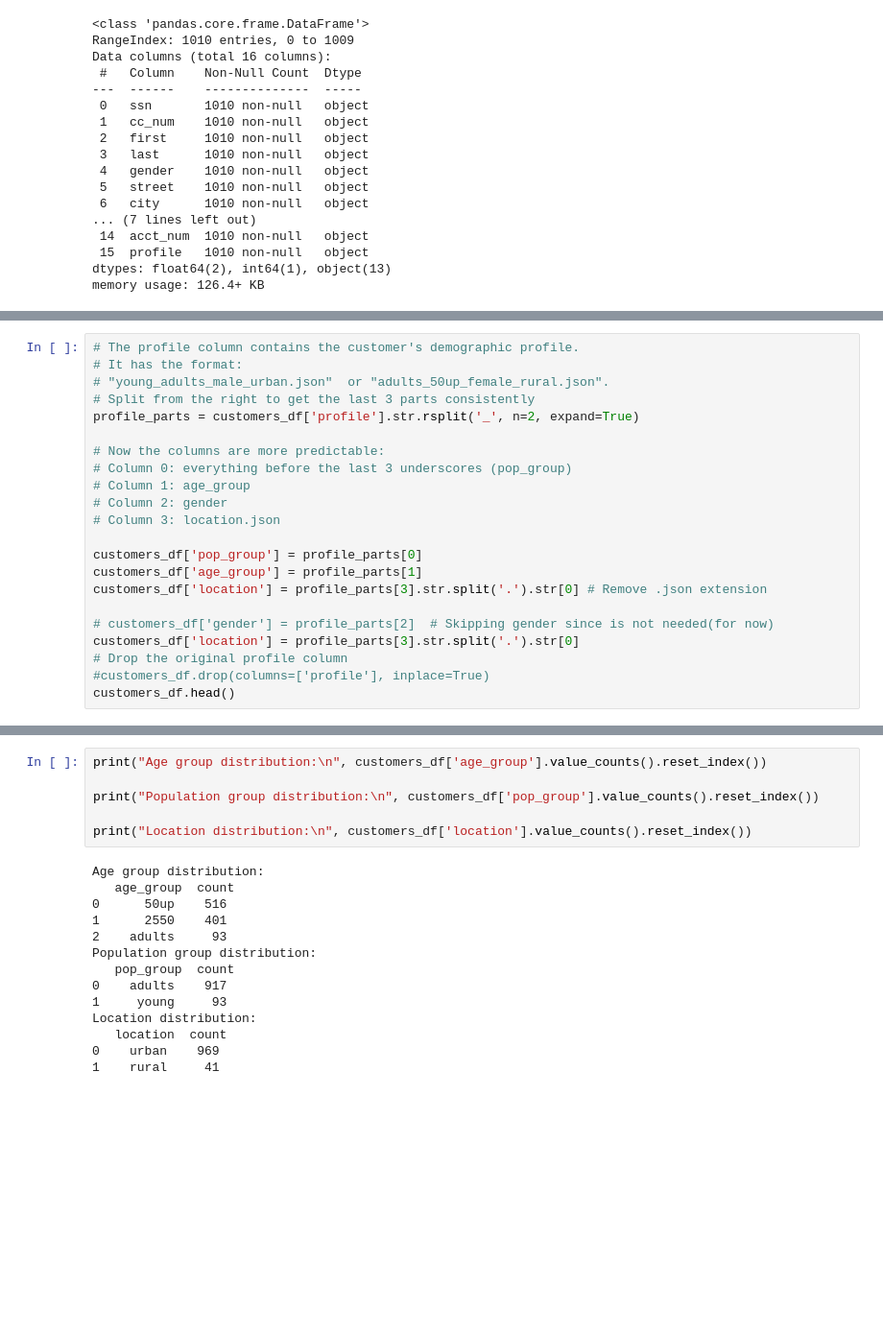
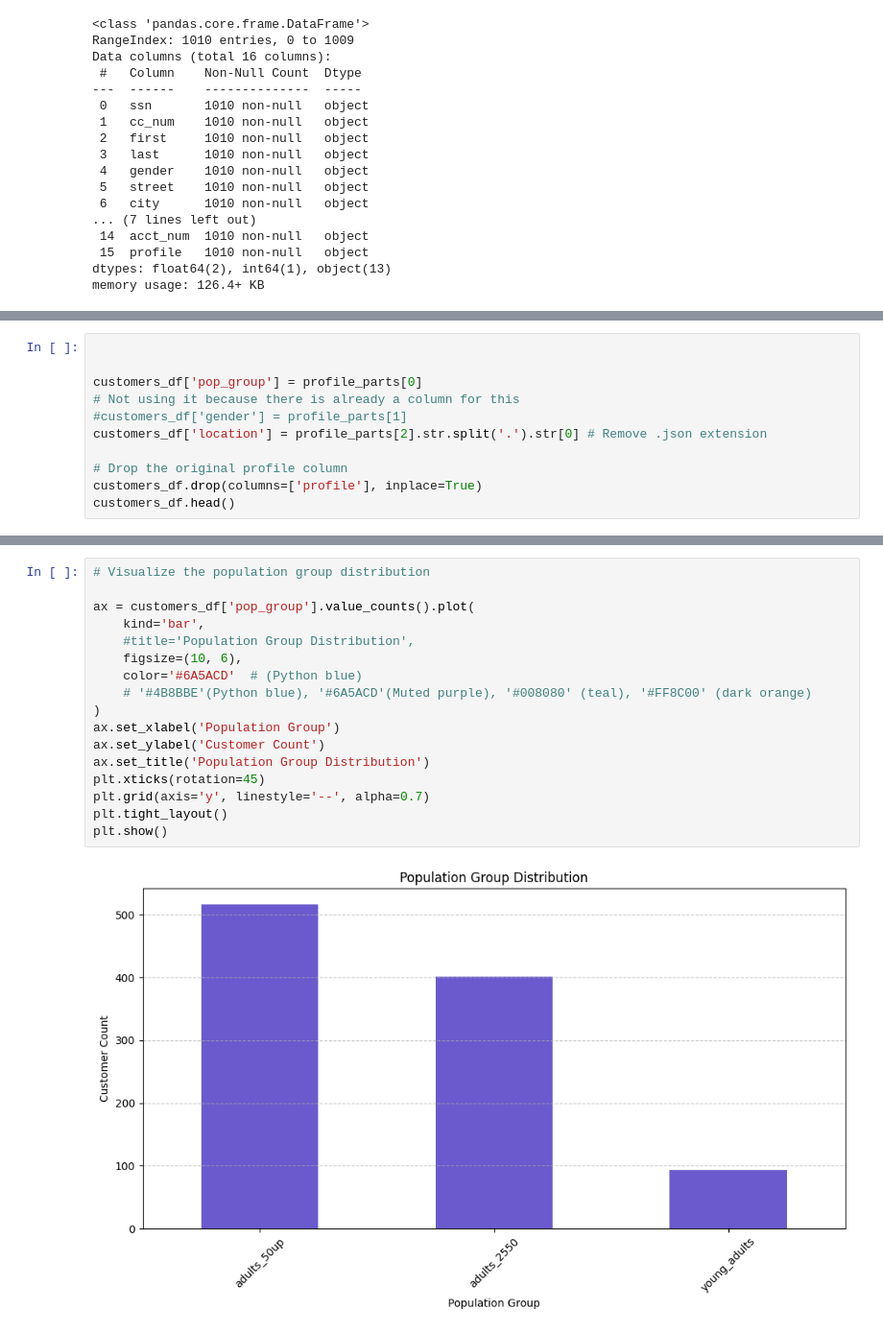
Before and after one commit to lcabrp/card_transactions_analysis, a Jupyter notebook: 01_data_transf.ipynb, the cells around one changed output, grey strips where cells are left out. Shown at 96% size. Saved outputs shown, nothing was run; the diff lists cells and outputs as text; blank space fills up the shorter version.

```diff
--- a/01_data_transf.ipynb
+++ b/01_data_transf.ipynb
@@ -76,23 +95,12 @@ memory usage: 126.4+ KB
 # %%
-# The profile column contains the customer's demographic profile.
-# It has the format:
-# "young_adults_male_urban.json"  or "adults_50up_female_rural.json".
-# Split from the right to get the last 3 parts consistently
-profile_parts = customers_df['profile'].str.rsplit('_', n=2, expand=True)
 
-# Now the columns are more predictable:
-# Column 0: everything before the last 3 underscores (pop_group)
-# Column 1: age_group
-# Column 2: gender
-# Column 3: location.json
 
 customers_df['pop_group'] = profile_parts[0]
-customers_df['age_group'] = profile_parts[1]
-customers_df['location'] = profile_parts[3].str.split('.').str[0] # Remove .json extension
+# Not using it because there is already a column for this
+#customers_df['gender'] = profile_parts[1]
+customers_df['location'] = profile_parts[2].str.split('.').str[0] # Remove .json extension
 
-# customers_df['gender'] = profile_parts[2]  # Skipping gender since is not needed(for now)
-customers_df['location'] = profile_parts[3].str.split('.').str[0]
 # Drop the original profile column
-#customers_df.drop(columns=['profile'], inplace=True)
+customers_df.drop(columns=['profile'], inplace=True)
 customers_df.head()
 # %% [output]
@@ -124,20 +120,19 @@ Name: count, Length: 93, dtype: int64
-# %%
-print("Age group distribution:\n", customers_df['age_group'].value_counts().reset_index())
-
-print("Population group distribution:\n", customers_df['pop_group'].value_counts().reset_index())
-
-print("Location distribution:\n", customers_df['location'].value_counts().reset_index())
-# %% [output]
-Age group distribution:
-   age_group  count
-0      50up    516
-1      2550    401
-2    adults     93
-Population group distribution:
-   pop_group  count
-0    adults    917
-1     young     93
-Location distribution:
-   location  count
-0    urban    969
-1    rural     41
+# %%
+# Visualize the population group distribution
+
+ax = customers_df['pop_group'].value_counts().plot(
+    kind='bar',
+    #title='Population Group Distribution',
+    figsize=(10, 6),
+    color='#6A5ACD'  # (Python blue)
+    # '#4B8BBE'(Python blue), '#6A5ACD'(Muted purple), '#008080' (teal), '#FF8C00' (dark orange)
+)
+ax.set_xlabel('Population Group')
+ax.set_ylabel('Customer Count')
+ax.set_title('Population Group Distribution')
+plt.xticks(rotation=45)
+plt.grid(axis='y', linestyle='--', alpha=0.7)
+plt.tight_layout()
+plt.show()
+# %% [output]
+[figure, added]
```
Also changed, not shown: parts of 12 cells of this notebook.
